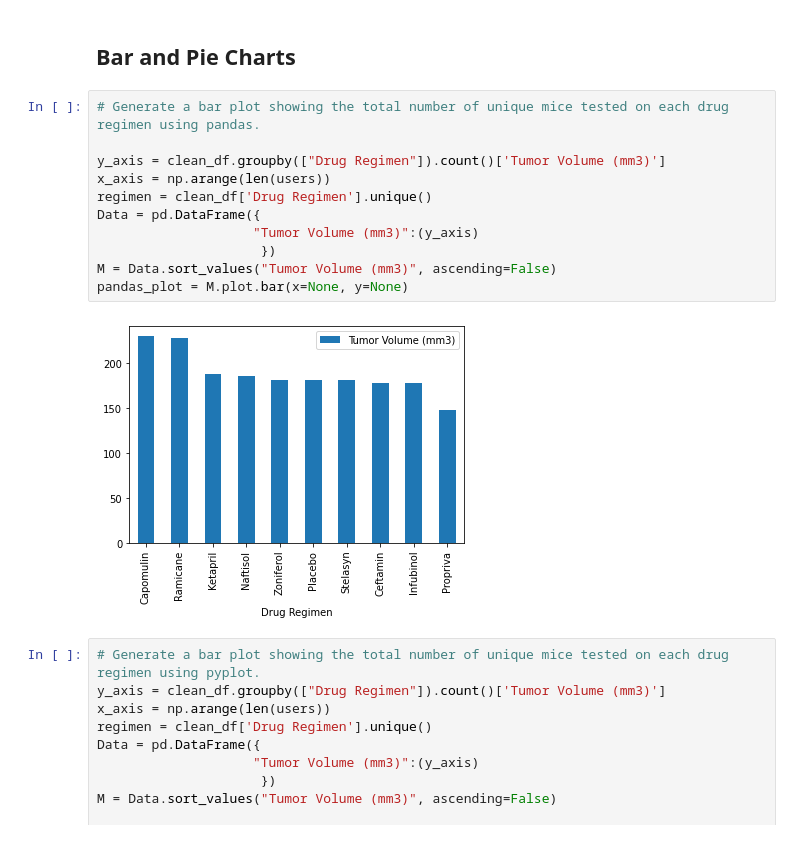
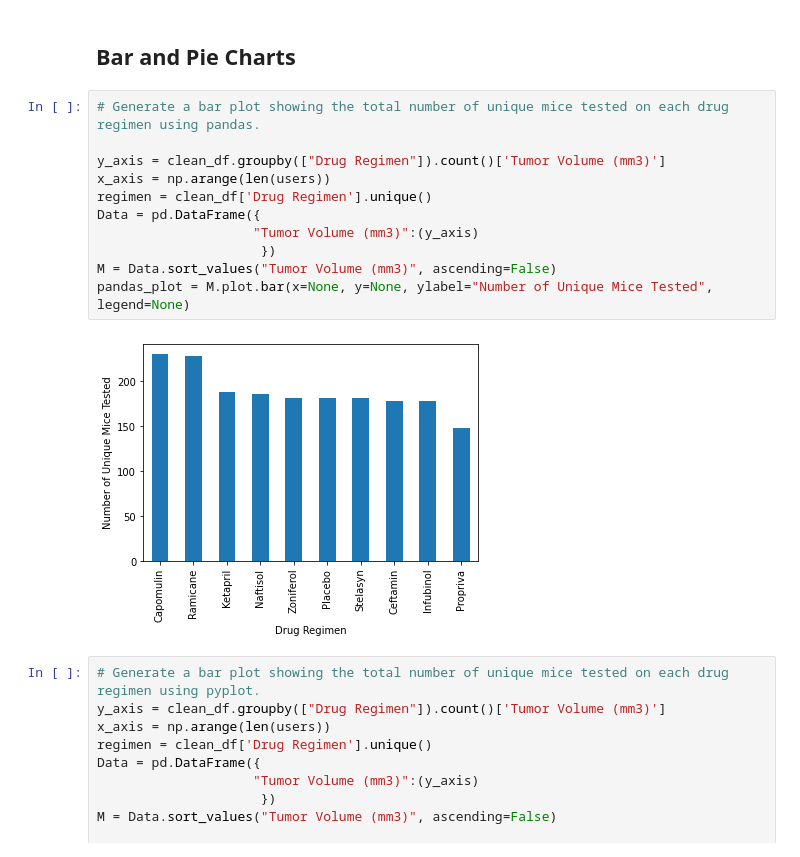
Before and after one commit to Lanpham0110/MathplotLib_challenge, a Jupyter notebook: Pymaceuticals/pymaceuticals_starter.ipynb, the cells around one changed output. Cells and saved outputs as stored; diff of their text form.

```diff
--- a/Pymaceuticals/pymaceuticals_starter.ipynb
+++ b/Pymaceuticals/pymaceuticals_starter.ipynb
@@ -140,16 +140,16 @@ summary_df
 # %%
 # Generate a bar plot showing the total number of unique mice tested on each drug regimen using pandas.
 
 y_axis = clean_df.groupby(["Drug Regimen"]).count()['Tumor Volume (mm3)']
 x_axis = np.arange(len(users))
 regimen = clean_df['Drug Regimen'].unique()
 Data = pd.DataFrame({
                     "Tumor Volume (mm3)":(y_axis)
                      })
 M = Data.sort_values("Tumor Volume (mm3)", ascending=False)
-pandas_plot = M.plot.bar(x=None, y=None)
+pandas_plot = M.plot.bar(x=None, y=None, ylabel="Number of Unique Mice Tested", legend=None)
 # %% [output]
-[figure, old version]
+[figure, new version]
 # %%
 # Generate a bar plot showing the total number of unique mice tested on each drug regimen using pyplot.
 y_axis = clean_df.groupby(["Drug Regimen"]).count()['Tumor Volume (mm3)']
```
Also changed, not shown: parts of 2 cells of this notebook.
